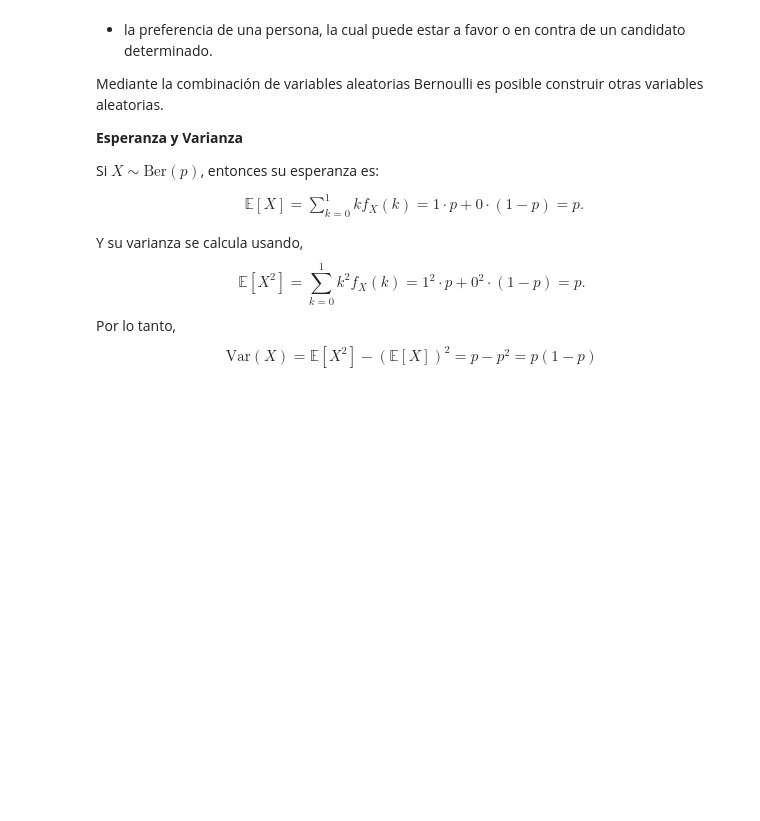
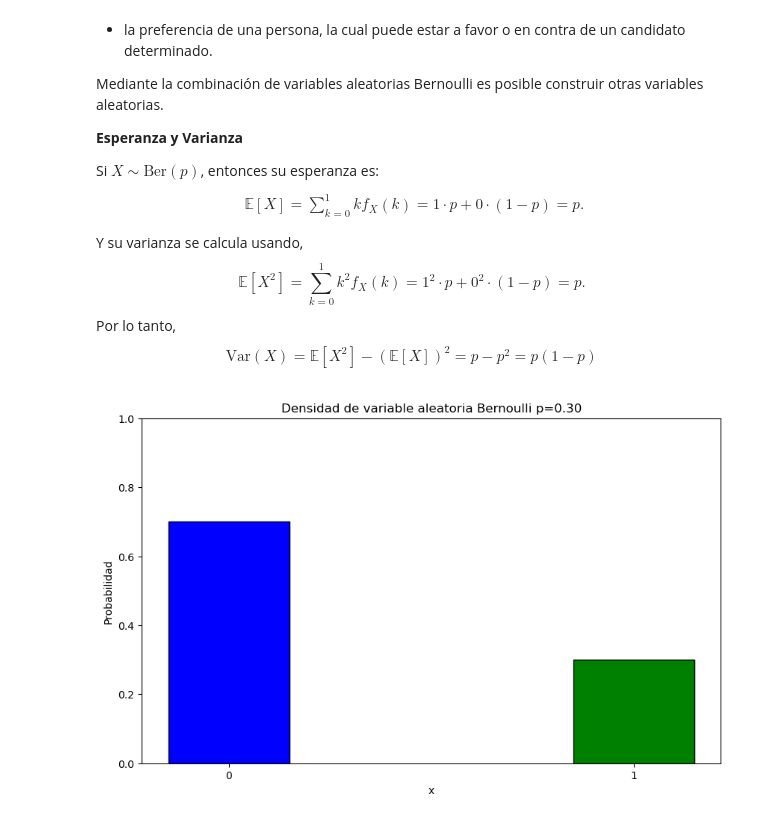
Before and after one commit to HarVazCo/Diplomado_TEyMD, a Jupyter notebook: Modulo2/Proyecto_final/Variables_aleatorias.ipynb, the cells around one changed output. Saved outputs shown, nothing was run; the diff lists cells and outputs as text; code cells hidden in the pictures; blank space fills up the shorter version.

```diff
--- a/Modulo2/Proyecto_final/Variables_aleatorias.ipynb
+++ b/Modulo2/Proyecto_final/Variables_aleatorias.ipynb
@@ -116,0 +146,21 @@ $$\text{Var}(X)=\mathbb{E}[X^{2}]-(\mathbb{E}[X])^{2} = p-p^{2} = p(1-p)$$
+# %%
+p = 0.3 # parámetro p
+rv = bernoulli(p)
+
+x = [0,1] # valores posibles
+
+# funcion de masa de probabilidad
+pmf = rv.pmf(x)
+# %%
+# Grafica
+plt.figure(figsize=(10,6))
+
+plt.bar(x,pmf, width=0.3, color = ['blue','green'], edgecolor='black')
+plt.xlabel('x')
+plt.xticks(x)
+plt.ylabel('Probabilidad')
+plt.title(f'Densidad de variable aleatoria Bernoulli p={p:.2f}')
+plt.ylim(0,1)
+plt.show()
+# %% [output]
+[figure, added]
```
Also changed, not shown: parts of 28 cells of this notebook, 12 other files.
